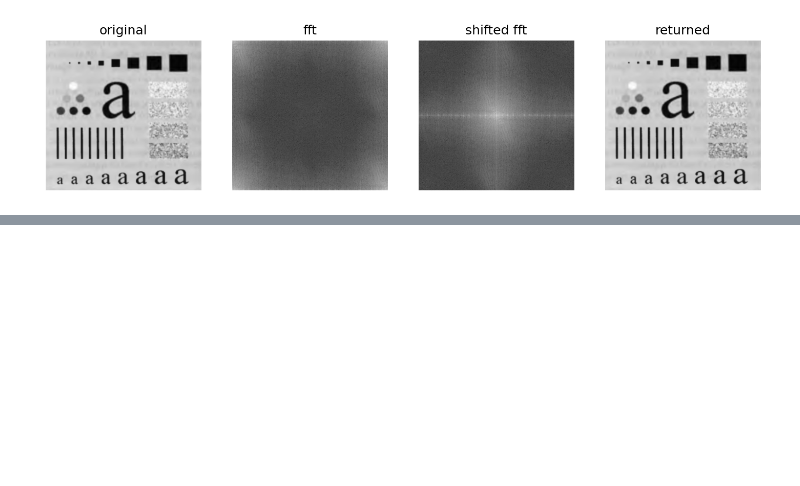
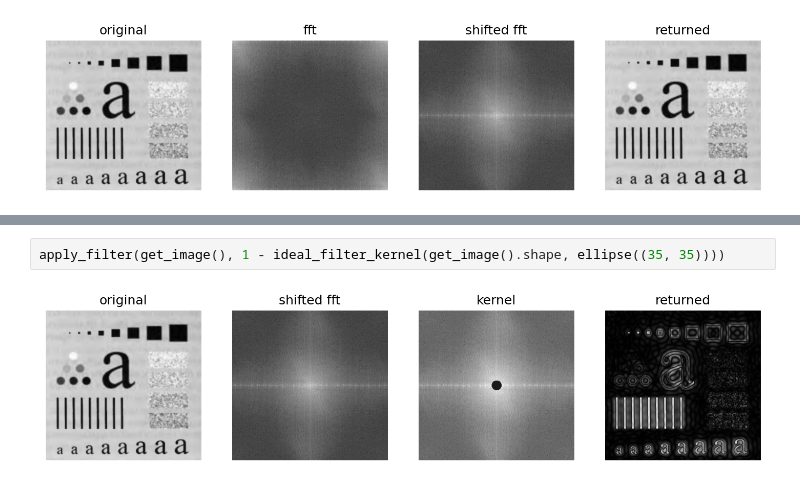
Before and after one commit to mor1ins/cvision_labs, a Jupyter notebook: cvision_kuliev_lab6.ipynb, the cells around one changed output, grey strips where cells are left out. Cells and saved outputs as stored; diff of their text form; blank space fills up the shorter version.

```diff
--- a/cvision_kuliev_lab6.ipynb
+++ b/cvision_kuliev_lab6.ipynb
@@ -114 +111,5 @@ ideal_lff_filter()
+# %%
+apply_filter(get_image(), 1 - ideal_filter_kernel(get_image().shape, ellipse((35, 35))))
+# %% [output]
+[figure, added]
 # %%
```
Also changed, not shown: parts of 5 cells of this notebook, 1 other file.
